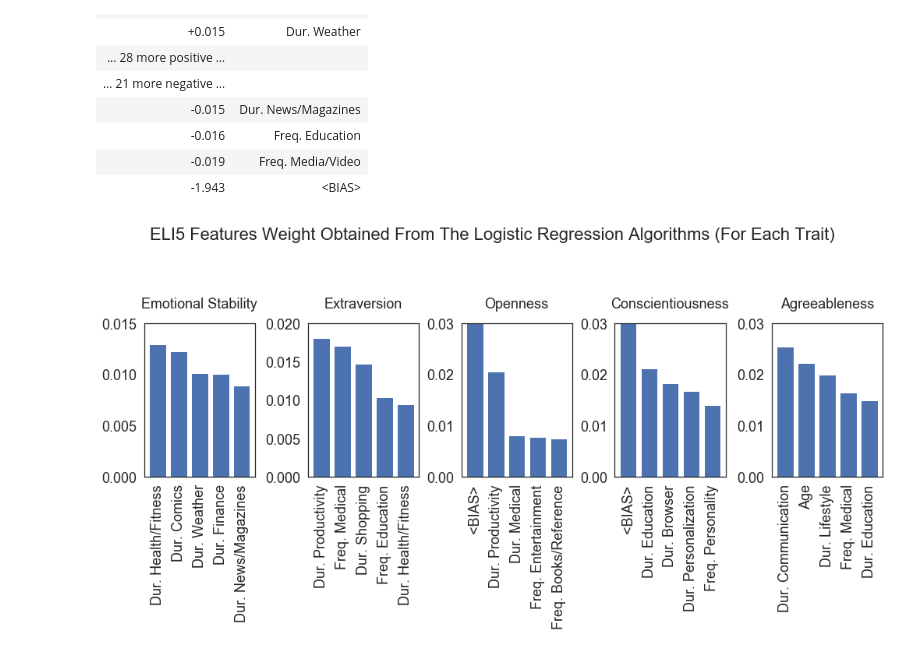
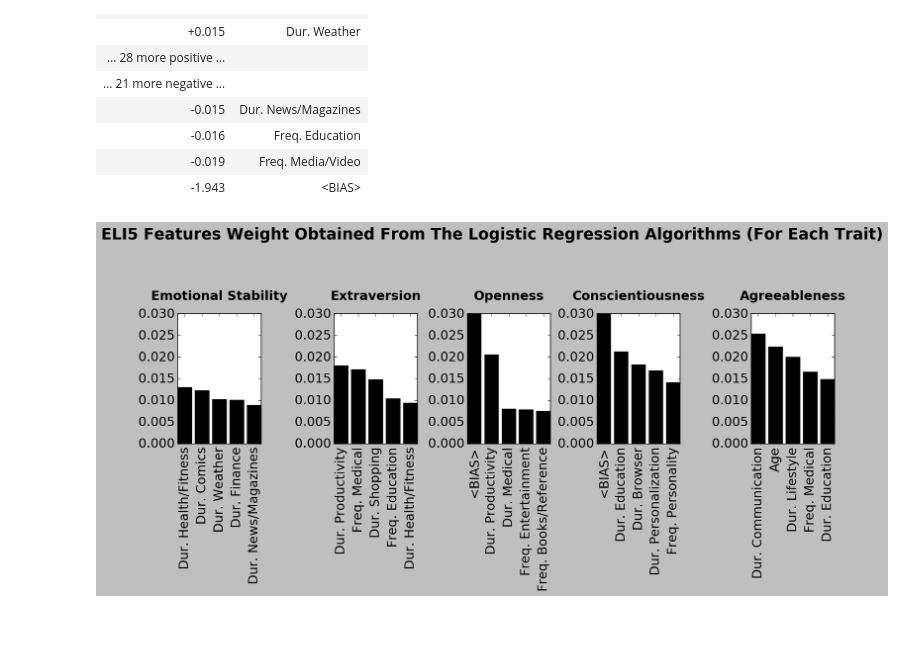
Before and after one commit to rafaoncloud/explainable_AI_personality_traits_big_five, a Jupyter notebook: LIME.ipynb, the cells around one changed output. Drawn from its saved outputs; the diff is of its cells as text; code cells hidden in the pictures; blank space fills up the shorter version.

Commit message:
Change color of some plots to grayscale

```diff
--- a/LIME.ipynb
+++ b/LIME.ipynb
@@ -1120,6 +1120,8 @@ pca = PCA(n_components=5, svd_solver='full')
 # %%
 from eli5 import show_weights, explain_weights, explain_weights_df
 from sklearn.feature_extraction import DictVectorizer
+
+plt.style.use('grayscale')
 # %% [markdown]
 Example
 # %%
@@ -1155,46 +1157,47 @@ df_eli5_lr = eli5_explain_weights_for_clf(clfs=rfe_lr_clf, filePath='results_RFE
 df_eli5_rf = eli5_explain_weights_for_clf(clfs=rfe_rf_clf, filePath='results_RFE/ELI5_RF.csv')
 # %%
 data = df_eli5_lr
+
 fig, (ax1,ax2,ax3,ax4,ax5) = plt.subplots(ncols=5,figsize=(14,6), constrained_layout=True)
 fig.suptitle('ELI5 Features Weight Obtained From The Logistic Regression Algorithms (For Each Trait)',
-             fontsize=22, y=1.20)
-ax1.set_title("Emotional Stability", fontsize=18, pad=20)
-ax2.set_title("Extraversion", fontsize=18, pad=20)
-ax3.set_title("Openness", fontsize=18, pad=20)
-ax4.set_title("Conscientiousness", fontsize=18, pad=20)
-ax5.set_title("Agreeableness", fontsize=18, pad=20)
+             fontsize=22, fontweight="bold", y=1.20)
+ax1.set_title("Emotional Stability", fontsize=18, pad=20, fontweight="bold")
+ax2.set_title("Extraversion", fontsize=18, pad=20, fontweight="bold")
+ax3.set_title("Openness", fontsize=18, pad=20, fontweight="bold")
+ax4.set_title("Conscientiousness", fontsize=18, pad=20, fontweight="bold")
+ax5.set_title("Agreeableness", fontsize=18, pad=20, fontweight="bold")
 
 ax1.bar(data[data['trait'] == 'Emotional Stability']['feature'], data[data['trait'] == 'Emotional Stability']['weight'])
-ax1.set_ylim([0,0.015])
+ax1.set_ylim([0,0.03])
 ax1.tick_params(labelsize=18)
 for tick in ax1.get_xticklabels():
     tick.set_rotation(90)
 ax2.bar(data[data['trait'] == 'Extraversion']['feature'], data[data['trait'] == 'Extraversion']['weight'])
-ax2.set_ylim([0,0.02])
+ax2.set_ylim([0,0.03])
 #ax2.set_yticklabels([])
 ax2.tick_params(labelsize=18)
 for tick in ax2.get_xticklabels():
     tick.set_rotation(90)
 ax3.bar(data[data['trait'] == 'Openness']['feature'], data[data['trait'] == 'Openness']['weight'])
 ax3.set_ylim([0,0.03])
 #ax3.set_yticklabels([])
 ax3.tick_params(labelsize=18)
 for tick in ax3.get_xticklabels():
     tick.set_rotation(90)
 ax4.bar(data[data['trait'] == 'Conscientiousness']['feature'], data[data['trait'] == 'Conscientiousness']['weight'])
 ax4.set_ylim([0,0.03])
 #ax4.set_yticklabels([])
 ax4.tick_params(labelsize=18)
 for tick in ax4.get_xticklabels():
     tick.set_rotation(90)
 ax5.bar(data[data['trait'] == 'Agreeableness']['feature'], data[data['trait'] == 'Agreeableness']['weight'])
 ax5.set_ylim([0,0.03])
 #ax5.set_yticklabels([])
 ax5.tick_params(labelsize=18)
 for tick in ax5.get_xticklabels():
     tick.set_rotation(90)
 
 fig.savefig('figures/ELI5-explain-weight-LR', dpi=fig.dpi, bbox_inches="tight")
 # %% [output]
-[figure, old version]
+[figure, new version]
 # %%
```
Also changed, not shown: parts of 2 cells of this notebook, 11 other files.
